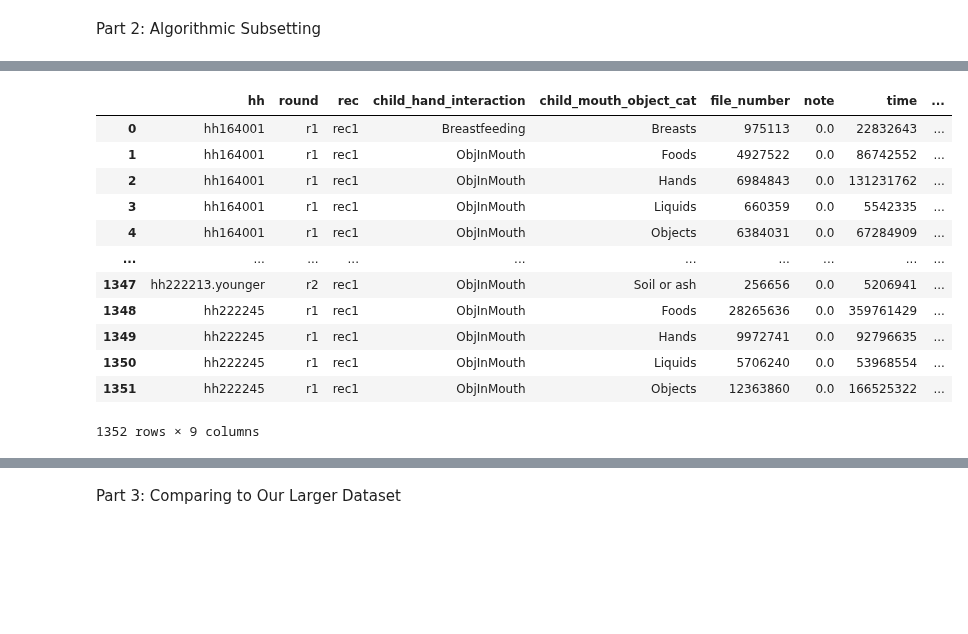
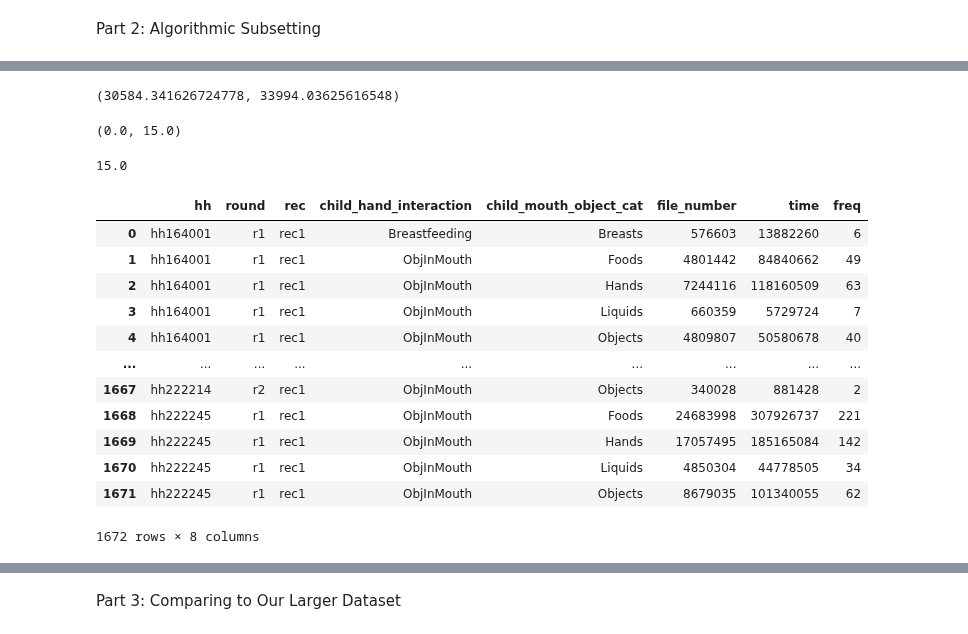
Before and after one commit to reinernoah/Capstone, a Jupyter notebook: Capstone_Code.ipynb, the cells around one changed output, grey strips where cells are left out. Drawn from its saved outputs; the diff is of its cells as text; code cells hidden in the pictures; blank space fills up the shorter version.

```diff
--- a/Capstone_Code.ipynb
+++ b/Capstone_Code.ipynb
@@ -56,0 +109,9 @@ Part 2: Algorithmic Subsetting
+# %%
+# printing the elements belonging to permutations
+count = 0
+while count < (len(test) -1):
+  for item in test:
+    if item[1] - item[0] > 15:
+      test.remove(item)
+  count +=1
+print(test)
@@ -56,0 +120,2 @@ Part 2: Algorithmic Subsetting
+# %%
+all = (list(itertools.permutations(test, 2)))
@@ -56,0 +141,4 @@ Part 2: Algorithmic Subsetting
+# %%
+for i in range(0, len(all)):
+  pt1 = df[(df["minutes"] >= all[i][0][0]) & (df["minutes"] <= all[i][0][1])]
+  print(pt1)
@@ -57,3 +228,17 @@ Part 2: Algorithmic Subsetting
+# %%
+np.var(best["freq"]), np.var(data_tidy["freq"])
+# %% [output]
+(30584.341626724778, 33994.03625616548)
+# %%
+test =((0.0, 15.0), (15.0, 30.0))
+
+test[0]
+# %% [output]
+(0.0, 15.0)
+# %%
+test[0][1]
+# %% [output]
+15.0
 # %%
 #which dataframe to you want to subset?
 
@@ -63,7 +248,7 @@ Part 2: Algorithmic Subsetting
 #rounds: How many times do you want to try this?
 #max_bias: What's the highest percentage of "bias" you are willing to tolerate of subset freq relative to overall subset?
 
-def best_subset(dataframe, min_sample, max_sample, increment, rounds=5, max_bias = 25):
+def best_subset(dataframe, min_sample, max_sample, increment, rounds = 5, max_bias = 25):
 
   sample_size = np.linspace(int(min_sample), int(max_sample), int(increment)).tolist()
   #dictionary for dataframe
@@ -71,19 +256,18 @@ def best_subset(dataframe, min_sample, max_sample, increment, rounds=5, max_bias
   #dictionary for variance of each subset
   var_dict = {}
 
-  #5 times
+  #of rounds
   for i in range(0, int(rounds)):
 
     #pull samples of whatever size user picks
-    for item in sample_size:
-      subset = df.sample( n = int(item))
+    for j in range(0, len(sample_size)):
+      subset = df.sample( n = int(sample_size[j]))
 
       #group the subset so we have total frequencies
       grouped = subset.groupby(["hh", "round", "rec", "child_hand_interaction", "child_mouth_object_cat"]).sum().reset_index()
 
       #check the bias of subset vs df
-      bias = ((np.mean(grouped["freq"]) - np.mean(data_tidy["freq"]))/np.mean(data_tidy["freq"]))*100
-
+      bias = ((np.mean(grouped["freq"]) - np.mean(data_tidy["freq"]))/len(grouped["freq"]))*100
       #if bias is higher than the max we want, don't store this subset
       if np.absolute(bias) > max_bias:
         continue
@@ -95,25 +279,26 @@ def best_subset(dataframe, min_sample, max_sample, increment, rounds=5, max_bias
       var_dict[i] = np.var(grouped["freq"])
 
   #max(var_dict.values())
+  #subset_dict, var_dict, subset_dict[max(var_dict, key=var_dict.get)] => TESTING to make sure highest var subset is returned, not just last iteration
 
   #return subset with largest variance
   return(subset_dict[max(var_dict, key=var_dict.get)])
 
 
-best = best_subset(df, 1000, 100000, 4, max_bias = 10)
+best = best_subset(df, 1000, 100000, 4)
 # %%
-best["child"]
+best
 # %% [output]
-|  | hh | round | rec | child_hand_interaction | child_mouth_object_cat | file_number | note | time | ... |
-| 0 | hh164001 | r1 | rec1 | Breastfeeding | Breasts | 975113 | 0.0 | 22832643 | ... |
-| 1 | hh164001 | r1 | rec1 | ObjInMouth | Foods | 4927522 | 0.0 | 86742552 | ... |
-| 2 | hh164001 | r1 | rec1 | ObjInMouth | Hands | 6984843 | 0.0 | 131231762 | ... |
-| 3 | hh164001 | r1 | rec1 | ObjInMouth | Liquids | 660359 | 0.0 | 5542335 | ... |
-| 4 | hh164001 | r1 | rec1 | ObjInMouth | Objects | 6384031 | 0.0 | 67284909 | ... |
-| ... | ... | ... | ... | ... | ... | ... | ... | ... | ... |
-| 1347 | hh222213.younger | r2 | rec1 | ObjInMouth | Soil or ash | 256656 | 0.0 | 5206941 | ... |
-| 1348 | hh222245 | r1 | rec1 | ObjInMouth | Foods | 28265636 | 0.0 | 359761429 | ... |
-| 1349 | hh222245 | r1 | rec1 | ObjInMouth | Hands | 9972741 | 0.0 | 92796635 | ... |
-| 1350 | hh222245 | r1 | rec1 | ObjInMouth | Liquids | 5706240 | 0.0 | 53968554 | ... |
-| 1351 | hh222245 | r1 | rec1 | ObjInMouth | Objects | 12363860 | 0.0 | 166525322 | ... |
+|  | hh | round | rec | child_hand_interaction | child_mouth_object_cat | file_number | time | freq |
+| 0 | hh164001 | r1 | rec1 | Breastfeeding | Breasts | 576603 | 13882260 | 6 |
+| 1 | hh164001 | r1 | rec1 | ObjInMouth | Foods | 4801442 | 84840662 | 49 |
+| 2 | hh164001 | r1 | rec1 | ObjInMouth | Hands | 7244116 | 118160509 | 63 |
+| 3 | hh164001 | r1 | rec1 | ObjInMouth | Liquids | 660359 | 5729724 | 7 |
+| 4 | hh164001 | r1 | rec1 | ObjInMouth | Objects | 4809807 | 50580678 | 40 |
+| ... | ... | ... | ... | ... | ... | ... | ... | ... |
+| 1667 | hh222214 | r2 | rec1 | ObjInMouth | Objects | 340028 | 881428 | 2 |
+| 1668 | hh222245 | r1 | rec1 | ObjInMouth | Foods | 24683998 | 307926737 | 221 |
+| 1669 | hh222245 | r1 | rec1 | ObjInMouth | Hands | 17057495 | 185165084 | 142 |
+| 1670 | hh222245 | r1 | rec1 | ObjInMouth | Liquids | 4850304 | 44778505 | 34 |
+| 1671 | hh222245 | r1 | rec1 | ObjInMouth | Objects | 8679035 | 101340055 | 62 |
-1352 rows × 9 columns
+1672 rows × 8 columns
```
Also changed, not shown: parts of 34 cells of this notebook.
